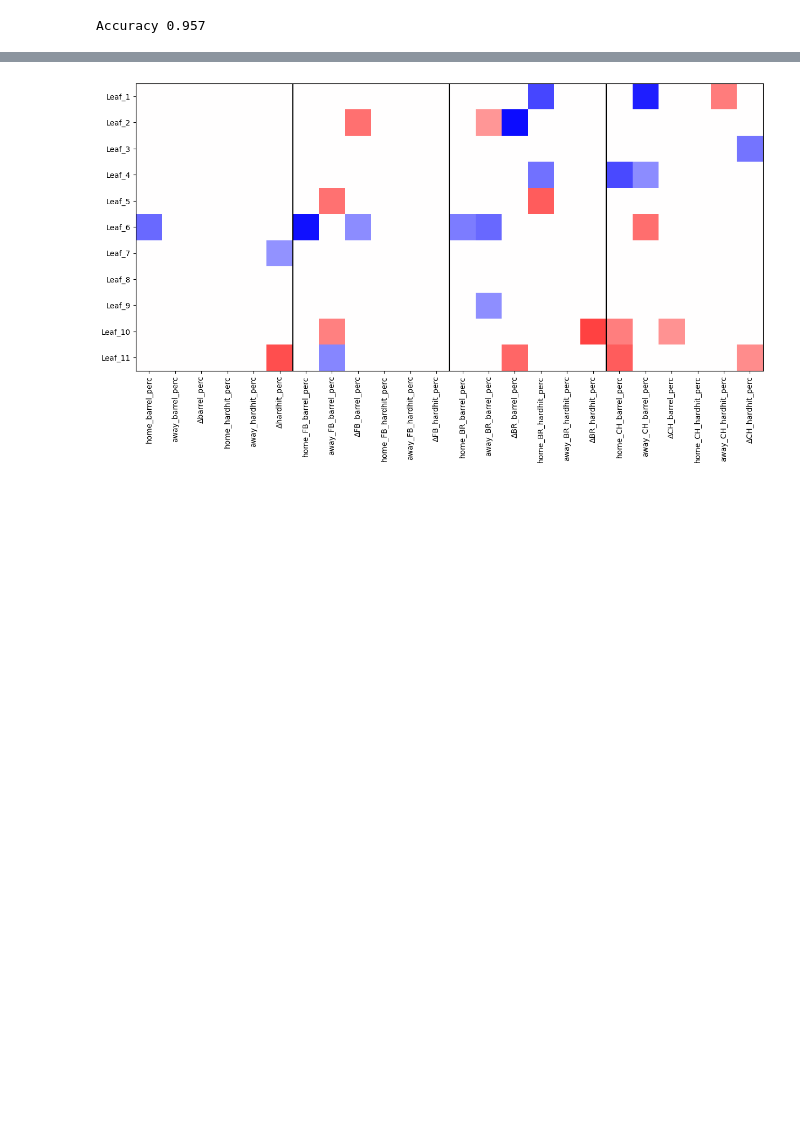
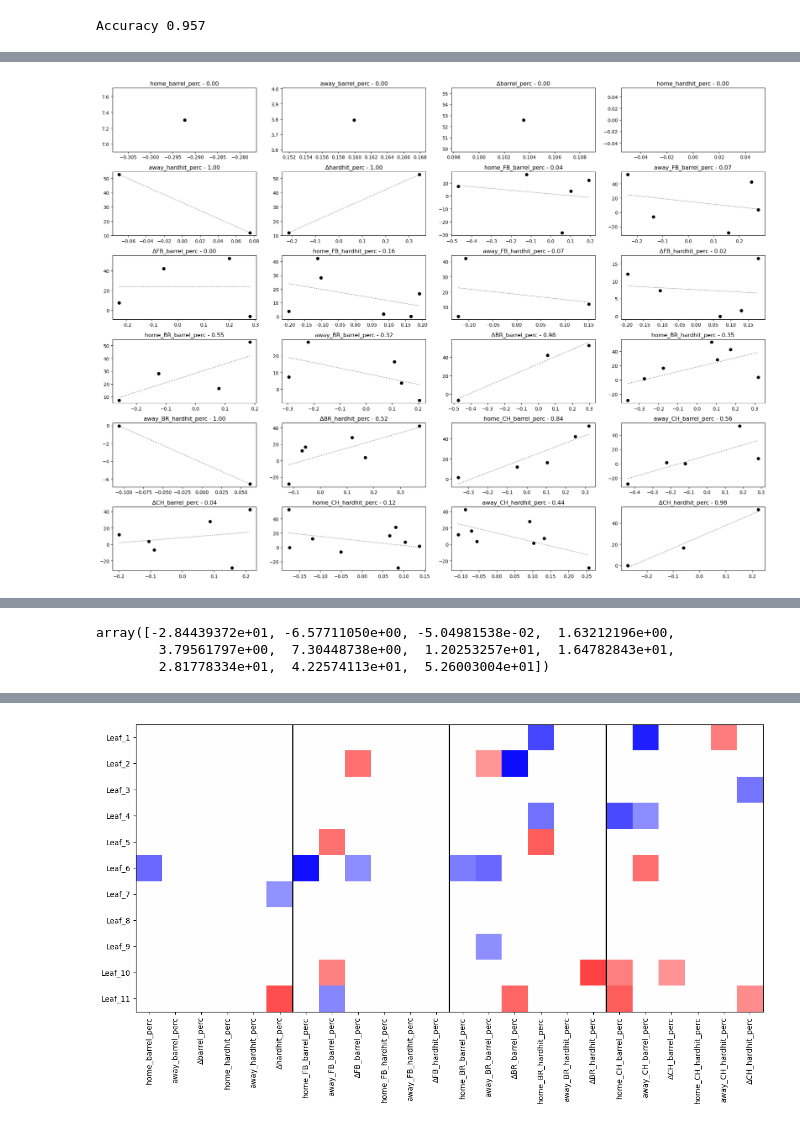
Before and after one commit to davidcooper7/RockiesAnalysis, a Jupyter notebook: articles/Beating The Split/BeatingTheSplit-Vol2.ipynb, the cells around one changed output, grey strips where cells are left out. Saved outputs shown, nothing was run; the diff lists cells and outputs as text; code cells hidden in the pictures; blank space fills up the shorter version.

Commit message:
Add IVB plot

```diff
--- a/articles/Beating The Split/BeatingTheSplit-Vol2.ipynb
+++ b/articles/Beating The Split/BeatingTheSplit-Vol2.ipynb
@@ -860,4 +676,23 @@ coefs.head()
 5 rows × 24 columns
+# %%
+fig, axs = plt.subplots(6, 4, figsize=(20, 15))
+for (ax, col) in zip(axs.flatten(), coefs.columns):
+    col_coefs = coefs[col].to_numpy()
+    plot_inds = np.where(np.abs(col_coefs) > 0.05)[0]
+
+    ax.scatter(col_coefs[plot_inds], node_wRCs[plot_inds,0], color='k')
+    try:
+        m, b, r, _, _ = linregress(col_coefs[plot_inds], node_wRCs[plot_inds,0])
+    except:
+        r = 0
+    x = np.linspace(col_coefs.min(), col_coefs.max(), 100)
+    ax.plot(x, m*x+b, color='k', alpha=0.5, linestyle='dotted')
+    ax.set_title(f'{col} - {r**2:.2f}')
+
+fig.tight_layout()
+plt.show()
+# %% [output]
+[figure, added]
 # %%
 mask_inside = (coefs > -0.2) & (coefs < 0.2)
 coefs = coefs.mask(mask_inside, other=0)
@@ -870,3 +705,9 @@ coefs.head()
 | Leaf_4 | 0.0 | 0.0 | 0.0 | 0.0 | 0.0 | 0.0 | ... |
 | Leaf_5 | 0.0 | 0.0 | 0.0 | 0.0 | 0.0 | 0.0 | ... |
 5 rows × 24 columns
+# %%
+node_wRCs[:,0]
+# %% [output]
+array([-2.84439372e+01, -6.57711050e+00, -5.04981538e-02,  1.63212196e+00,
+        3.79561797e+00,  7.30448738e+00,  1.20253257e+01,  1.64782843e+01,
+        2.81778334e+01,  4.22574113e+01,  5.26003004e+01])
```
Also changed, not shown: parts of 6 cells of this notebook, 9 other files.
